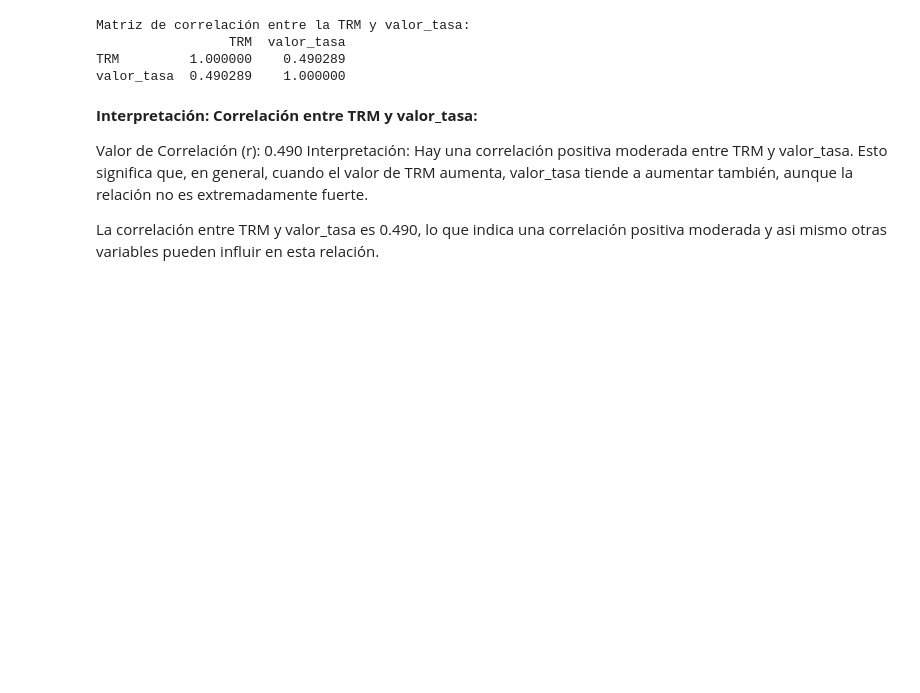
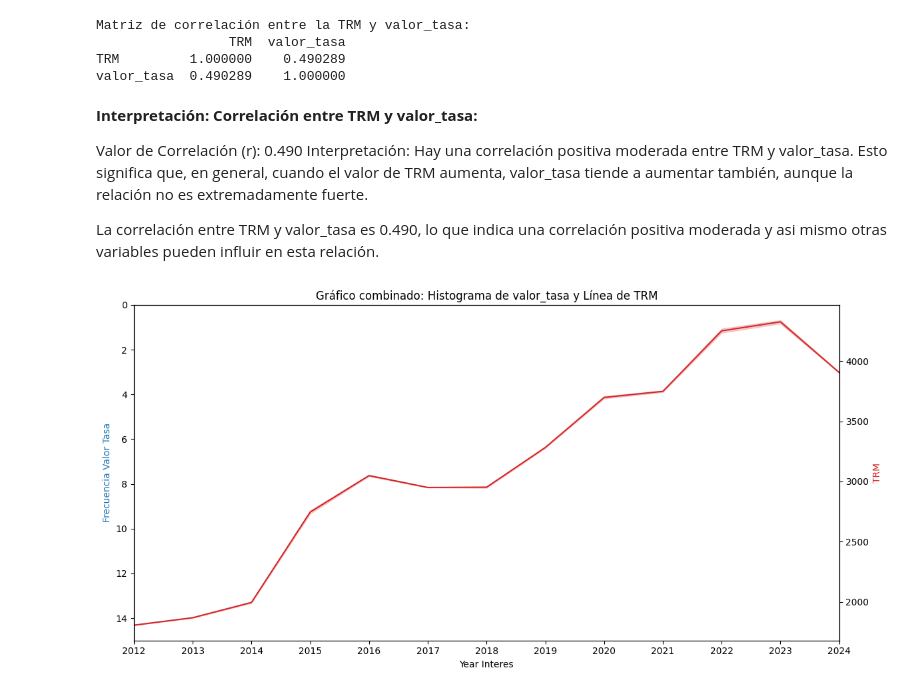
Before and after one commit to juanvalencia13/TalenTech, a Jupyter notebook: Proyecto_Talentech.ipynb, the cells around one changed output. Drawn from its saved outputs; the diff is of its cells as text; code cells hidden in the pictures; blank space fills up the shorter version.

```diff
--- a/Proyecto_Talentech.ipynb
+++ b/Proyecto_Talentech.ipynb
@@ -472,3 +474,30 @@ Valor de Correlación (r): 0.490
 Interpretación: Hay una correlación positiva moderada entre TRM y valor_tasa. Esto significa que, en general, cuando el valor de TRM aumenta, valor_tasa tiende a aumentar también, aunque la relación no es extremadamente fuerte.
 
 La correlación entre TRM y valor_tasa es 0.490, lo que indica una correlación positiva moderada y asi mismo otras variables pueden influir en esta relación.
+# %%
+# Crear una figura y ejes
+fig, ax1 = plt.subplots(figsize=(12, 6))
+
+# Histograma para valor_tasa
+color = 'tab:blue'
+ax1.hist(df_union['valor_tasa'].dropna(), bins=20, edgecolor='black', alpha=0.6, color=color)
+ax1.set_xlabel('Year Interes')
+ax1.set_ylabel('Frecuencia Valor Tasa', color=color)
+ax1.set_ylim(15, 0)  # Invertir el orden del eje Y
+
+# Crear un segundo eje para la línea
+ax2 = ax1.twinx()
+color = 'tab:red'
+sns.lineplot(x=df_union['year_interes'], y=df_union['TRM'], ax=ax2, color=color)
+ax2.set_ylabel('TRM', color=color)
+
+# Configuración del eje X
+ax1.set_xlim(2012, 2024)
+ax1.set_xticks(range(2012, 2025))
+
+# Títulos y leyenda
+plt.title('Gráfico combinado: Histograma de valor_tasa y Línea de TRM')
+fig.tight_layout()  # Ajustar el diseño
+plt.show()
+# %% [output]
+[figure, added]
```
Also changed, not shown: parts of 2 cells of this notebook.
